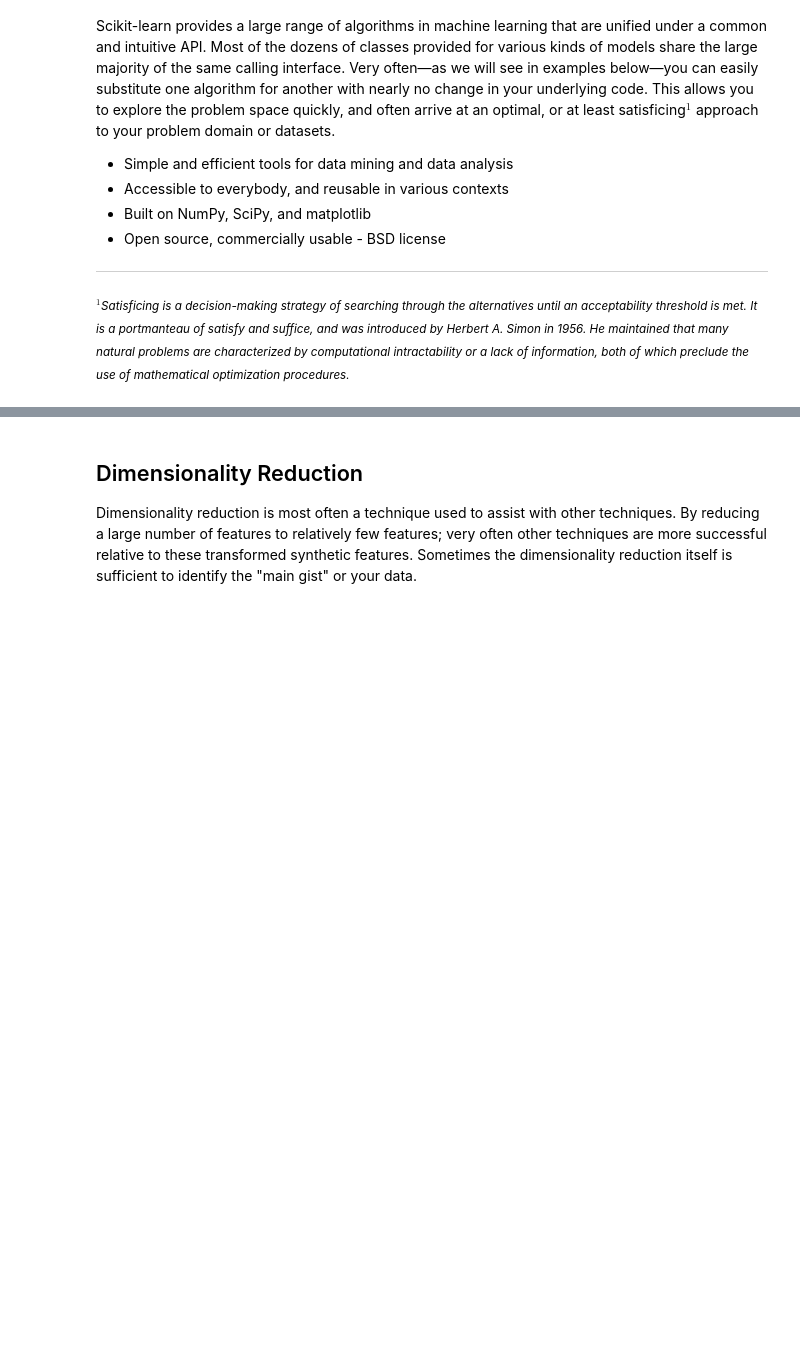
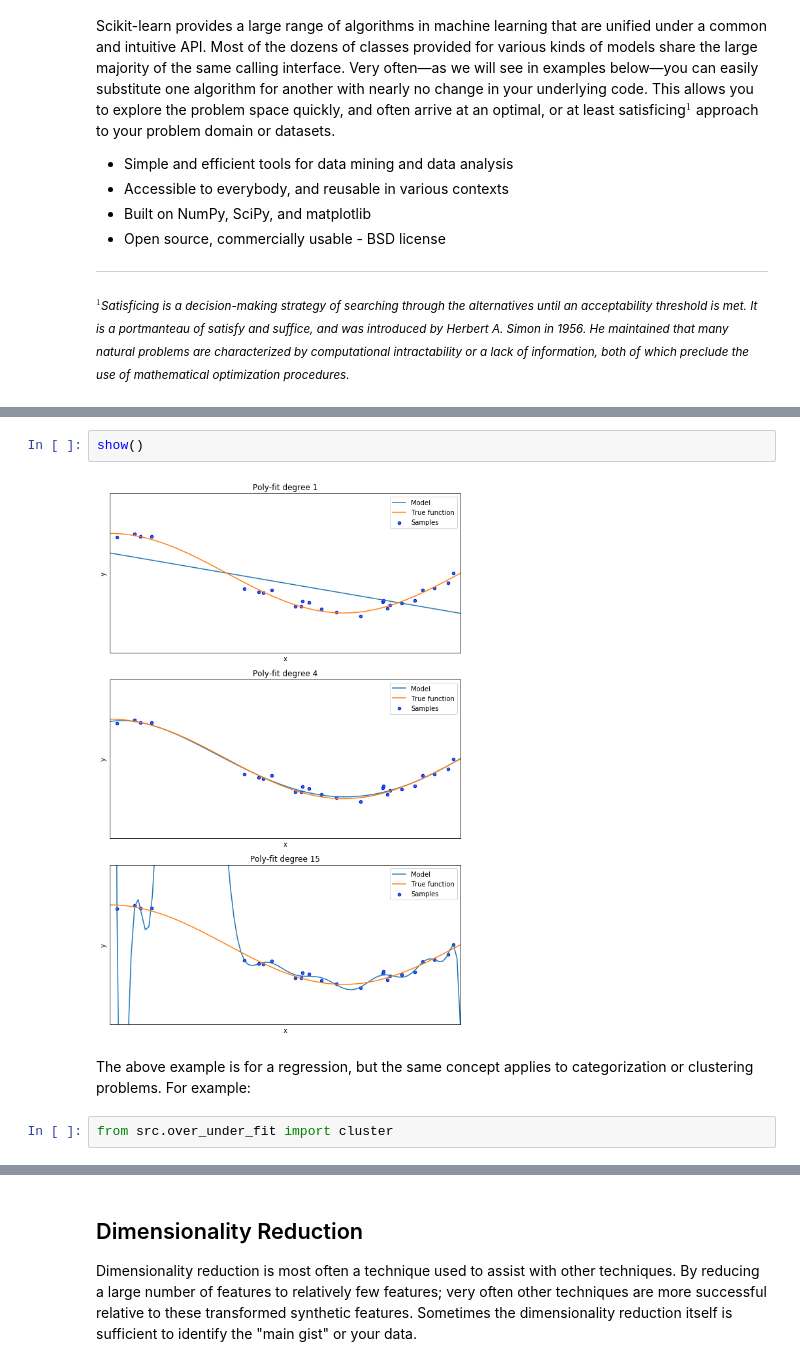
Before and after one commit to DavidMertz/ML-Webinar, a Jupyter notebook: WhatIsML.ipynb, the cells around one changed output, grey strips where cells are left out. Drawn from its saved outputs; the diff is of its cells as text; blank space fills up the shorter version.

```diff
--- a/WhatIsML.ipynb
+++ b/WhatIsML.ipynb
@@ -106,0 +137,8 @@ This notion of types of variables applies to statistics broadly. Some other conc
+# %%
+show()
+# %% [output]
+[figure, added]
+# %% [markdown]
+The above example is for a regression, but the same concept applies to categorization or clustering problems.  For example:
+# %%
+from src.over_under_fit import cluster
```
Also changed, not shown: parts of 18 cells of this notebook, 33 other files.
